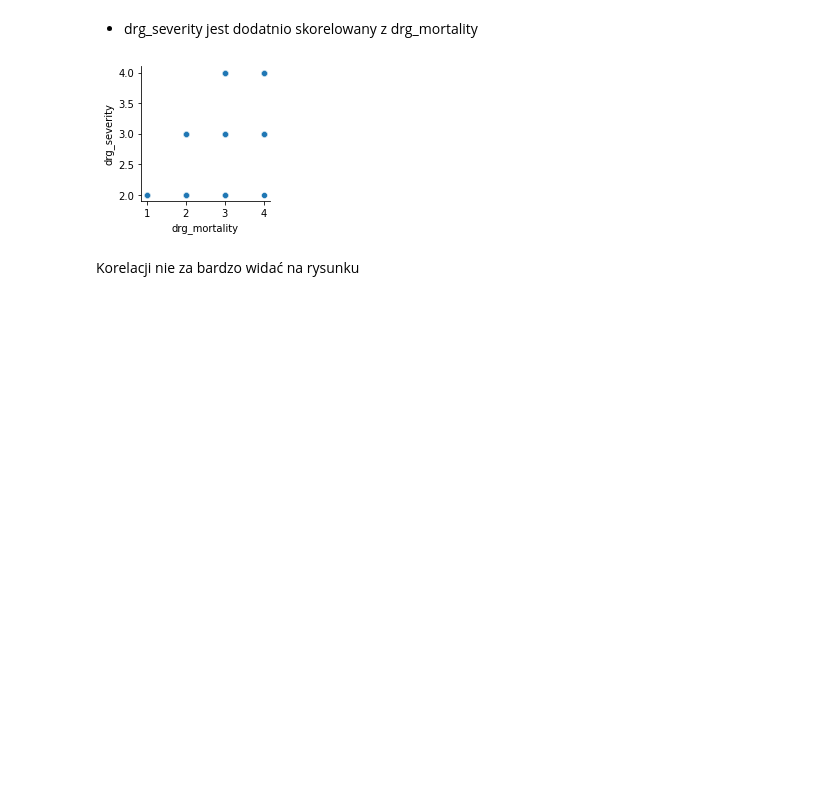
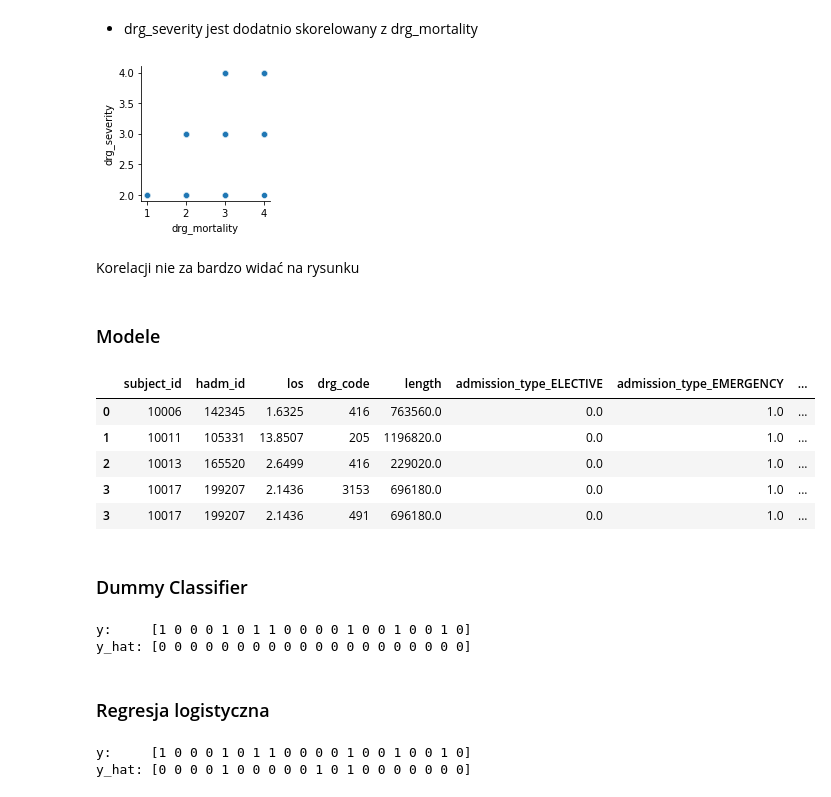
Before and after one commit to okcze/WB2021_projekt, a Jupyter notebook: PD3.ipynb, the cells around one changed output. Cells and saved outputs as stored; diff of their text form; code cells hidden in the pictures; blank space fills up the shorter version.

```diff
--- a/PD3.ipynb
+++ b/PD3.ipynb
@@ -157,3 +162,8 @@ plt.show()
 [figure]
 # %% [markdown]
 Korelacji nie za bardzo widać na rysunku
+# %% [markdown]
+### Modele
+# %%
+y = np.array(enc_df['hospital_expire_flag'])
+X = enc_df.drop(['hospital_expire_flag'],axis=1)
@@ -159,0 +173,20 @@ Korelacji nie za bardzo widać na rysunku
+# %%
+X.head()
+# %% [output]
+|  | subject_id | hadm_id | los | drg_code | length | admission_type_ELECTIVE | admission_type_EMERGENCY | ... |
+| 0 | 10006 | 142345 | 1.6325 | 416 | 763560.0 | 0.0 | 1.0 | ... |
+| 1 | 10011 | 105331 | 13.8507 | 205 | 1196820.0 | 0.0 | 1.0 | ... |
+| 2 | 10013 | 165520 | 2.6499 | 416 | 229020.0 | 0.0 | 1.0 | ... |
+| 3 | 10017 | 199207 | 2.1436 | 3153 | 696180.0 | 0.0 | 1.0 | ... |
+| 3 | 10017 | 199207 | 2.1436 | 491 | 696180.0 | 0.0 | 1.0 | ... |
+# %% [markdown]
+### Dummy Classifier
+# %%
+from sklearn.dummy import DummyClassifier
+dc = DummyClassifier(strategy='prior', random_state=42)
+dc.fit(X_train,y_train)
+y_hat = dc.predict(X_test)
+print('\ny:     ' + str(y_test[0:20]) + '\ny_hat: ' + str(y_hat[0:20]))
+# %% [output]
+y:     [1 0 0 0 1 0 1 1 0 0 0 0 1 0 0 1 0 0 1 0]
+y_hat: [0 0 0 0 0 0 0 0 0 0 0 0 0 0 0 0 0 0 0 0]
@@ -159,0 +195,12 @@ Korelacji nie za bardzo widać na rysunku
+# %% [markdown]
+### Regresja logistyczna
+# %%
+from sklearn.linear_model import LogisticRegression
+lr = LogisticRegression(max_iter=1000)
+
+lr.fit(X_train,y_train)
+y_hat = lr.predict(X_test)
+print('y:     ' + str(y_test[0:20]) + '\ny_hat: ' + str(y_hat[0:20]))
+# %% [output]
+y:     [1 0 0 0 1 0 1 1 0 0 0 0 1 0 0 1 0 0 1 0]
+y_hat: [0 0 0 0 1 0 0 0 0 0 1 0 1 0 0 0 0 0 0 0]
```
Also changed, not shown: parts of 9 cells of this notebook.
